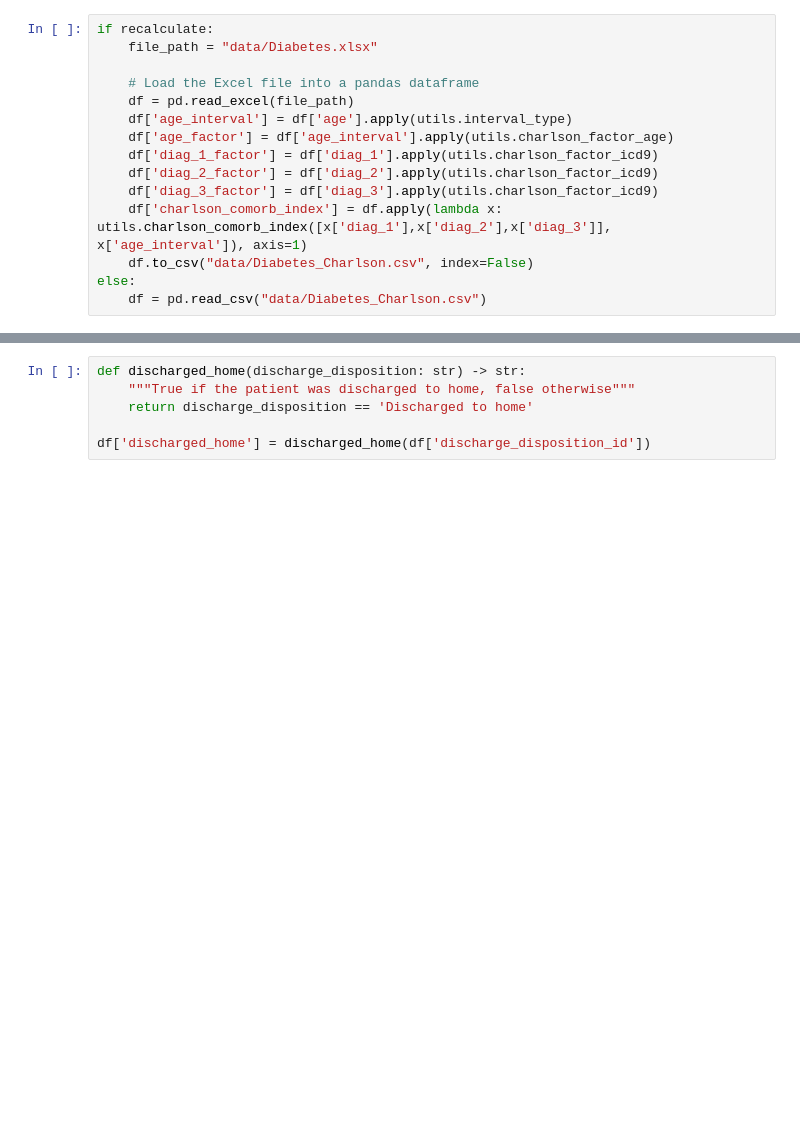
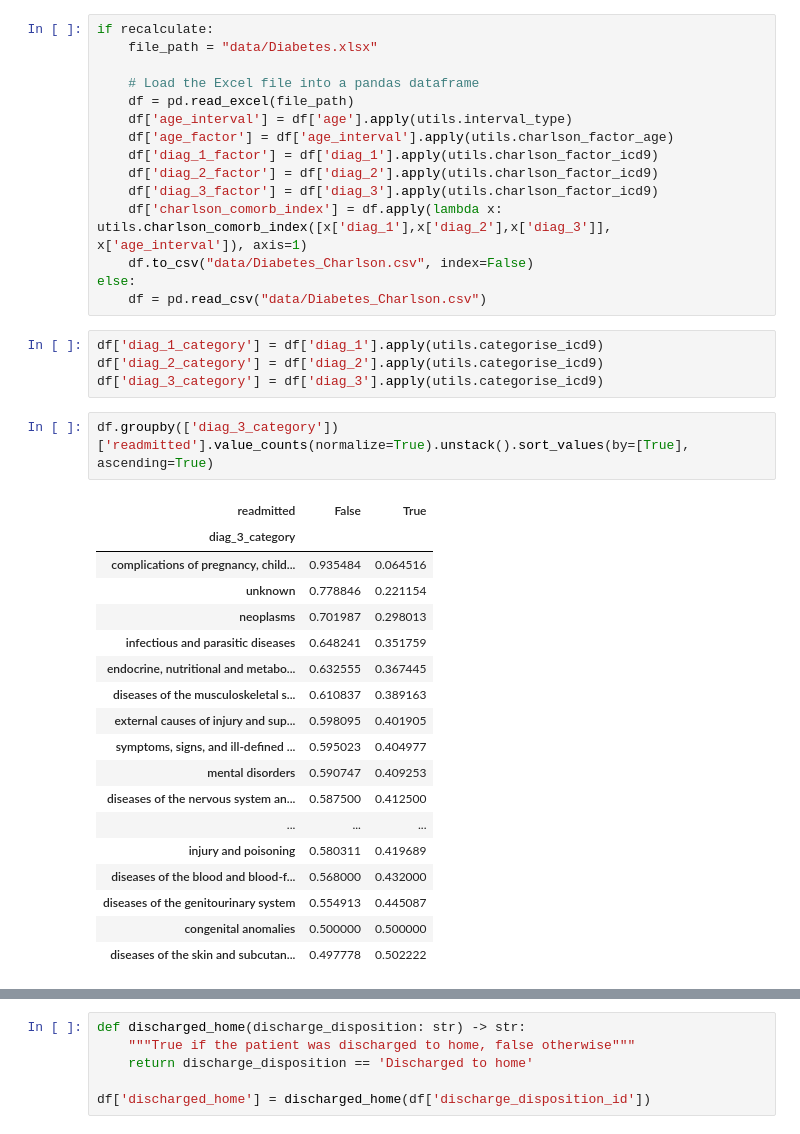
Before and after one commit to SamHollings/readmission, a Jupyter notebook: analysis.ipynb, the cells around one changed output, grey strips where cells are left out. Cells and saved outputs as stored; diff of their text form; blank space fills up the shorter version.

```diff
--- a/analysis.ipynb
+++ b/analysis.ipynb
@@ -47,3 +52,28 @@ if recalculate:
     df.to_csv("data/Diabetes_Charlson.csv", index=False)
 else:
     df = pd.read_csv("data/Diabetes_Charlson.csv")
+# %%
+df['diag_1_category'] = df['diag_1'].apply(utils.categorise_icd9)
+df['diag_2_category'] = df['diag_2'].apply(utils.categorise_icd9)
+df['diag_3_category'] = df['diag_3'].apply(utils.categorise_icd9)
+# %%
+df.groupby(['diag_3_category'])['readmitted'].value_counts(normalize=True).unstack().sort_values(by=[True], ascending=True)
+# %% [output]
+| readmitted | False | True |
+| diag_3_category |  |  |
+| complications of pregnancy, child... | 0.935484 | 0.064516 |
+| unknown | 0.778846 | 0.221154 |
+| neoplasms | 0.701987 | 0.298013 |
+| infectious and parasitic diseases | 0.648241 | 0.351759 |
+| endocrine, nutritional and metabo... | 0.632555 | 0.367445 |
+| diseases of the musculoskeletal s... | 0.610837 | 0.389163 |
+| external causes of injury and sup... | 0.598095 | 0.401905 |
+| symptoms, signs, and ill-defined ... | 0.595023 | 0.404977 |
+| mental disorders | 0.590747 | 0.409253 |
+| diseases of the nervous system an... | 0.587500 | 0.412500 |
+| ... | ... | ... |
+| injury and poisoning | 0.580311 | 0.419689 |
+| diseases of the blood and blood-f... | 0.568000 | 0.432000 |
+| diseases of the genitourinary system | 0.554913 | 0.445087 |
+| congenital anomalies | 0.500000 | 0.500000 |
+| diseases of the skin and subcutan... | 0.497778 | 0.502222 |
```
Also changed, not shown: parts of 22 cells of this notebook, 2 other files.
